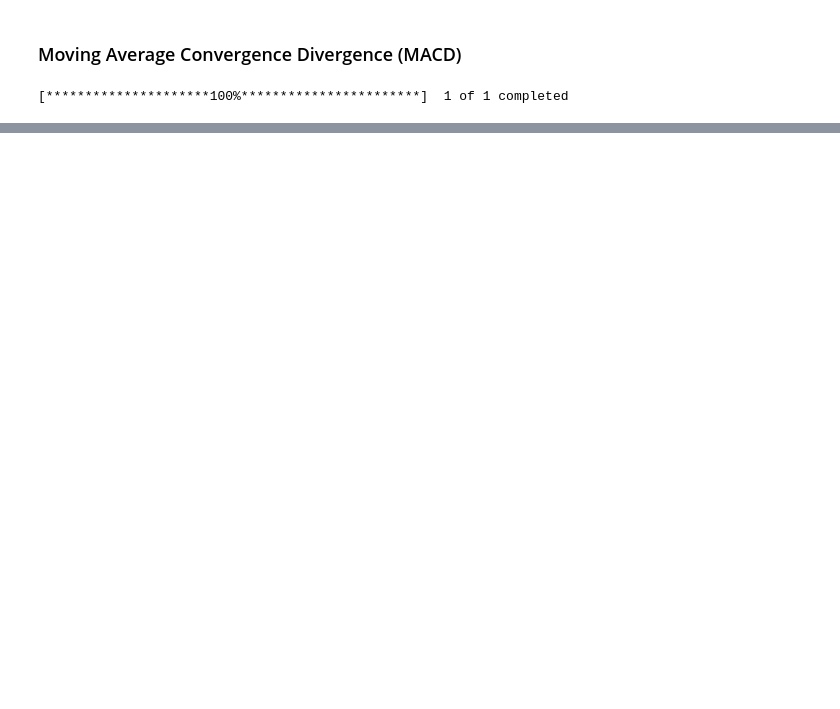
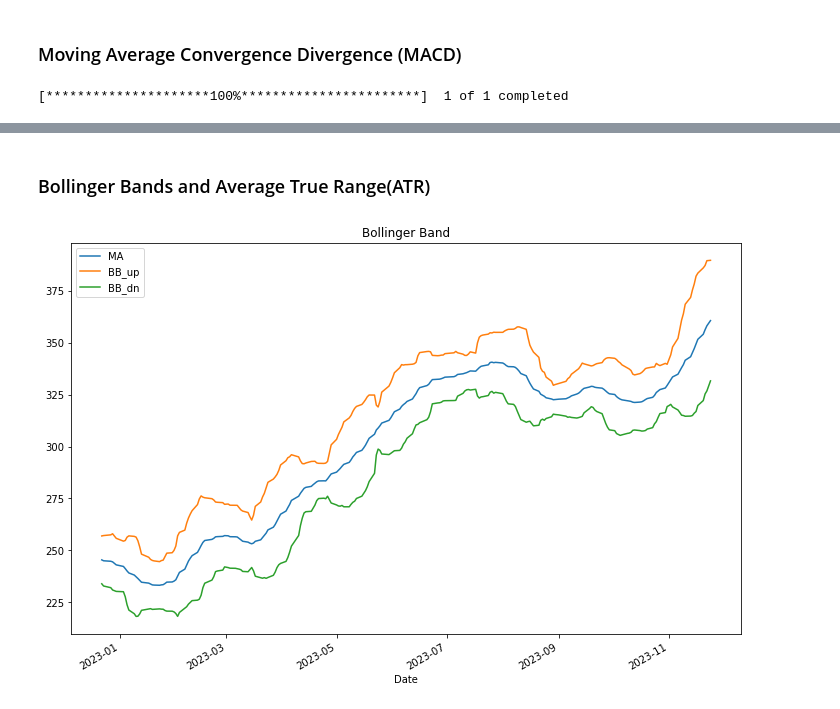
Before and after one commit to durianboy17/Technical-Analysis, a Jupyter notebook: Technical Analysis.ipynb, the cells around one changed output, grey strips where cells are left out. Cells and saved outputs as stored; diff of their text form; code cells hidden in the pictures; blank space fills up the shorter version.

Commit message:
Added Bollinger Bands, ATR, RSI

```diff
--- a/Technical Analysis.ipynb
+++ b/Technical Analysis.ipynb
@@ -59,0 +61,31 @@ Text(0.5, 0.98, 'Stock Price with MACD')
+# %% [markdown]
+### Bollinger Bands and Average True Range(ATR)
+# %%
+def ATR(DF,n=14):
+    "function to calculate True Range and Average True Range"
+    df = DF.copy()
+    df['H-L']=abs(df['High']-df['Low'])
+    df['H-PC']=abs(df['High']-df['Adj Close'].shift(1))
+    df['L-PC']=abs(df['Low']-df['Adj Close'].shift(1))
+    df['TR']=df[['H-L','H-PC','L-PC']].max(axis=1,skipna=False)
+    df['ATR'] = df['TR'].rolling(n).mean()
+    #df['ATR'] = df['TR'].ewm(span=n,adjust=False,min_periods=n).mean()
+    df2 = df.drop(['H-L','H-PC','L-PC'],axis=1)
+    return df2
+
+def BollingerBand(DF,n=20):
+    "function to calculate Bollinger Band"
+    df = DF.copy()
+    df["MA"] = df['Adj Close'].rolling(n).mean()
+    #ddof=0 is required since we want to take the standard deviation of the population and not sample
+    df["BB_up"] = df["MA"] + 2*df['Adj Close'].rolling(n).std(ddof=0)
+    #ddof=0 is required since we want to take the standard deviation of the population and not sample
+    df["BB_dn"] = df["MA"] - 2*df['Adj Close'].rolling(n).std(ddof=0)
+    df["BB_width"] = df["BB_up"] - df["BB_dn"]
+    df.dropna(inplace=True)
+    return df
+# %%
+BollingerBand(df).iloc[:,-4:-1].plot(title="Bollinger Band", figsize=(12,8))
+plt.show()
+# %% [output]
+[figure, added]
```
Also changed, not shown: parts of 4 cells of this notebook.
